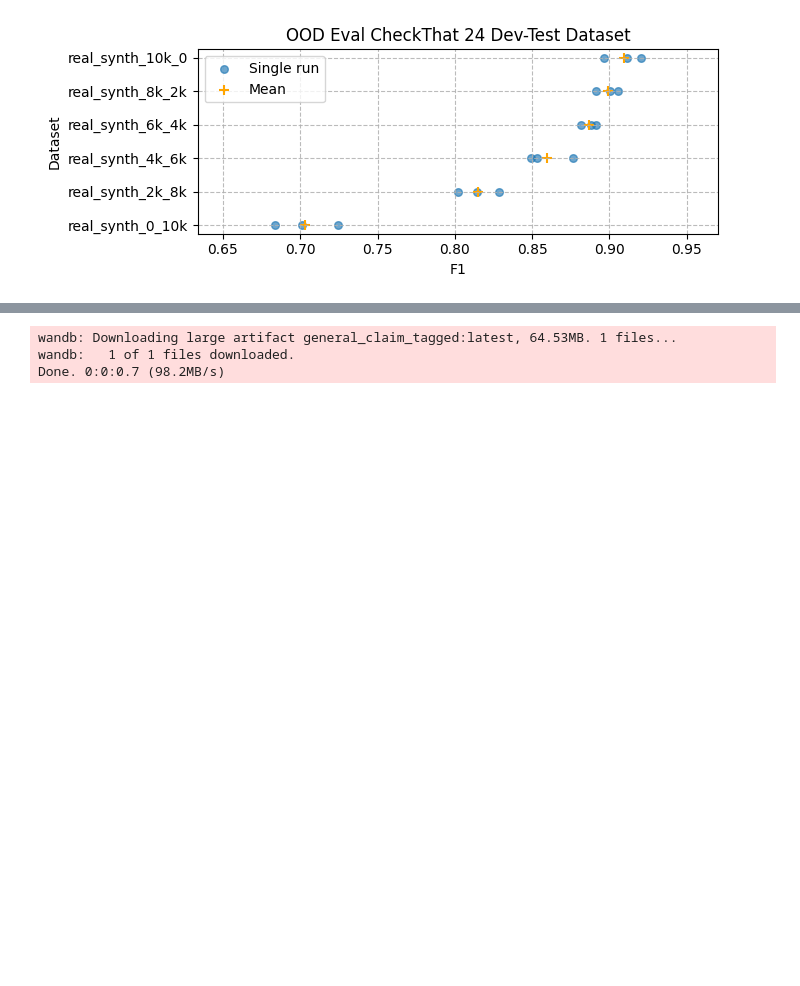
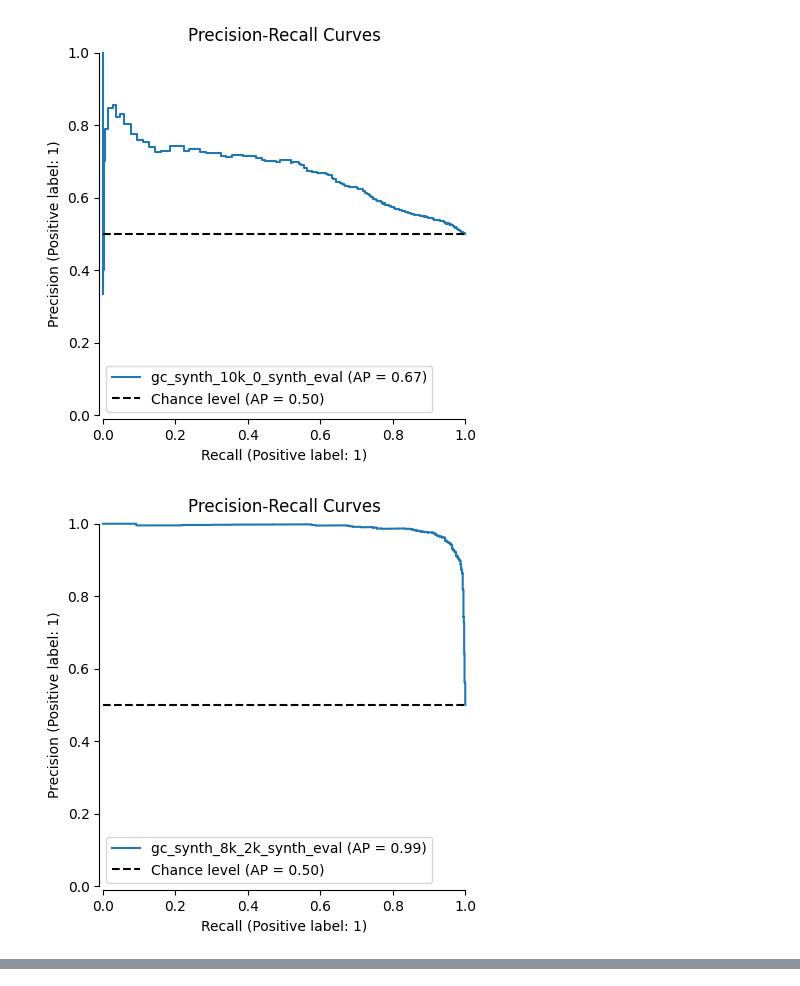
Before and after one commit to BashPrince/thesis, a Jupyter notebook: analysis/analysis.ipynb, the cells around one changed output, grey strips where cells are left out. Cells and saved outputs as stored; diff of their text form; code cells hidden in the pictures; blank space fills up the shorter version.

```diff
--- a/analysis/analysis.ipynb
+++ b/analysis/analysis.ipynb
@@ -10,7 +11,7 @@ import ast
 # %%
 api = wandb.Api()
 # %%
-def download_predictions(run_name: str, invert:bool = False) -> tuple[dict]:
+def download_predictions(run_name: str) -> tuple[dict]:
     ret = []
 
     wandb_project_base = 'redstag/thesis'
@@ -20,7 +21,7 @@ def download_predictions(run_name: str, invert:bool = False) -> tuple[dict]:
     for run in runs:
         if run.state == 'finished':
             for art in run.logged_artifacts():
-                if "test_predictions" in art.name:
+                if "predictions" in art.name:
                     path = art.download()
                     labels = np.load(path + '/labels.npy')
                     predictions = np.load(path + '/predictions.npy')
@@ -29,14 +30,11 @@ def download_predictions(run_name: str, invert:bool = False) -> tuple[dict]:
                     probs = torch.nn.functional.softmax(predictions_t, dim=-1)
                     predictions = torch.argmax(probs, dim=1, keepdim=True).flatten().numpy()
 
-                    # Invert if desired
-                    if invert:
-                        predictions = np.abs(predictions - 1)
-
                     ret.append({
                         'run_name': run_name,
                         'artifact_name': art.name,
                         'predictions': predictions,
+                        'probs': probs[:,1].flatten(),
                         'labels': labels})
 
     return tuple(ret)
@@ -202,4 +204,21 @@ def strip_plot_f1(title: str, f1_data: dict):
     plt.grid(axis='both', linestyle='--', alpha=0.85)
     plt.tight_layout()
     plt.show()
+# %%
+def plot_precision_recall(title: str, predictions: dict[tuple[dict[str, np.array]]]):
+    """
+    Plot precision recall curves for different dataset mixes.
+
+    Args:
+    title (str): Title of the plot.
+    predictions (dict): Dictionary where keys are dataset names (str) and
+                    values are tuples of dicts with keys "labels" and "predictions" and np.array values.
+    """
+
+    for dataset, runs in predictions.items():
+        preds = runs[0]
+        display = PrecisionRecallDisplay.from_predictions(
+            preds["labels"], preds["probs"], name=dataset, plot_chance_level=True, despine=True
+        )
+        _ = display.ax_.set_title(title)
 # %%
@@ -260,4 +351,5 @@ strip_plot_f1("OOD Eval General Claim Dataset*", strip_plot_gc_data)
-# %%
-strip_plot_f1("OOD Eval CheckThat 24 Dev-Test Dataset", strip_plot_ct_data)
-# %% [output]
-[figure, removed]
+# %%
+plot_precision_recall("Precision-Recall Curves", {d: p for d, p in zip(gc_train_synth_eval_datasets, predictions_gc_synth)})
+# %% [output]
+[figure, added]
+[figure, added]
@@ -265,11 +361,7 @@ strip_plot_f1("OOD Eval CheckThat 24 Dev-Test Dataset", strip_plot_ct_data)
 #plot_predictions(download_predictions("ct24_general_claim_eval", invert=invert))
 #plot_predictions(download_predictions("ct24_double_general_claim_eval", invert=invert))
 # %%
-api = wandb.Api()
-artifact = api.artifact("redstag/thesis/general_claim_tagged:latest")
-eval_df = pd.read_csv(f"{artifact.download()}/tagged_data.csv")
+# api = wandb.Api()
+# artifact = api.artifact("redstag/thesis/general_claim_tagged:latest")
+# eval_df = pd.read_csv(f"{artifact.download()}/tagged_data.csv")
-# %% [output]
-wandb: Downloading large artifact general_claim_tagged:latest, 64.53MB. 1 files...
-wandb:   1 of 1 files downloaded.
-Done. 0:0:0.7 (98.2MB/s)
 # %%
```
Also changed, not shown: parts of 10 cells of this notebook, 34 other files.
